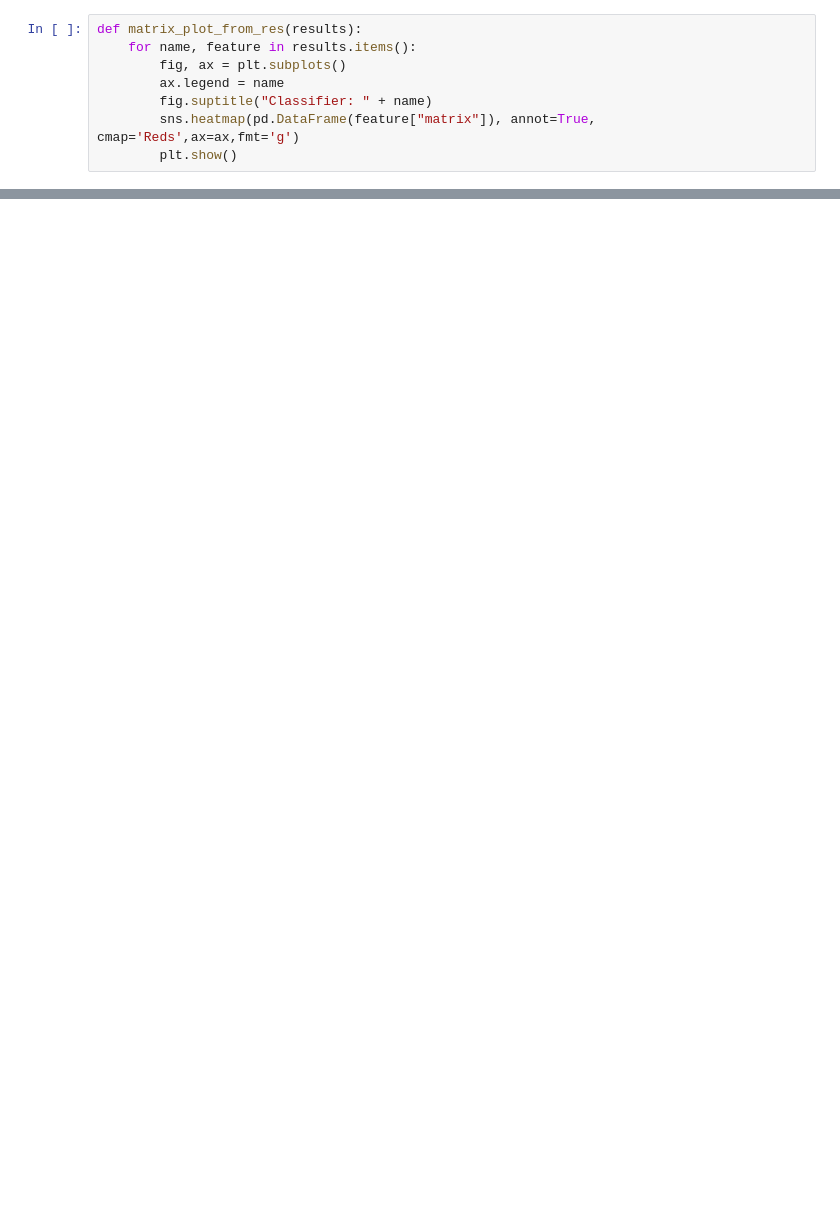
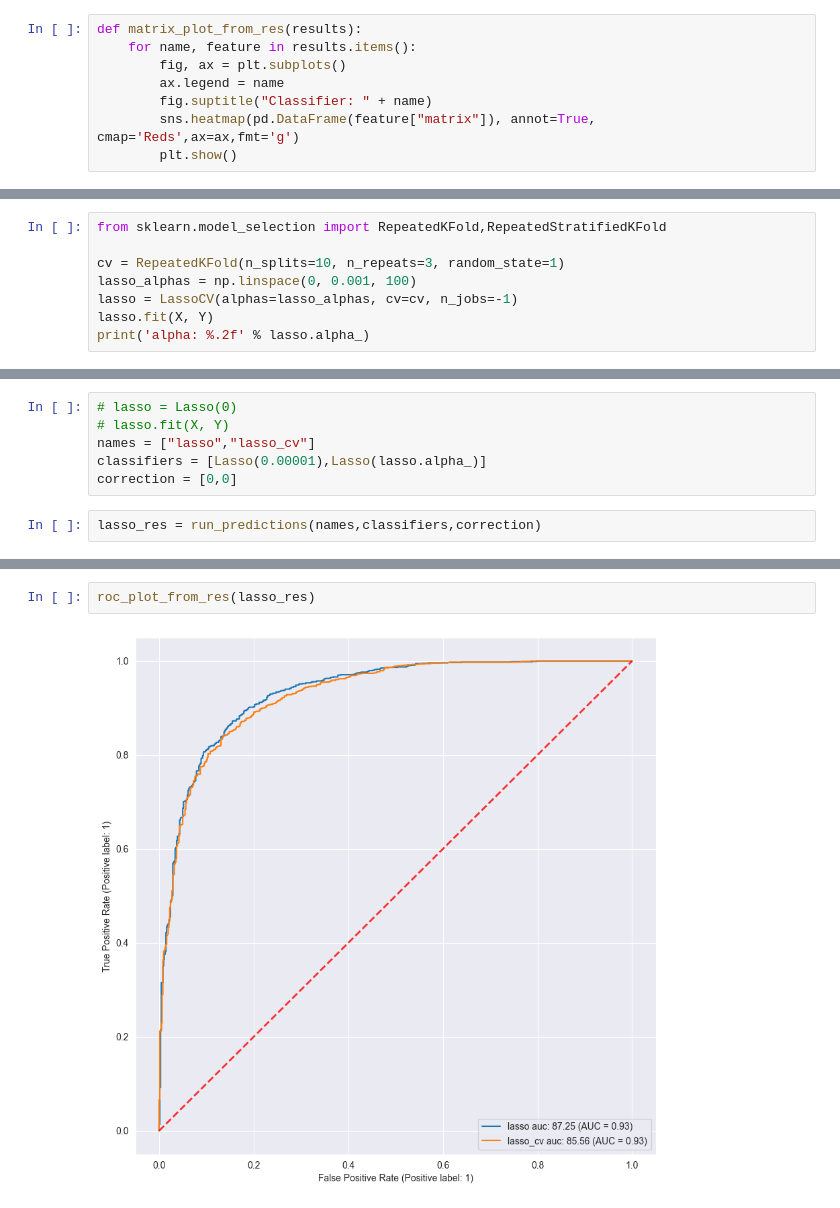
Before and after one commit to Nosyfire/Data_mining_and_machine_learning, a Jupyter notebook: Project/classifier.ipynb, the cells around one changed output, grey strips where cells are left out. Cells and saved outputs as stored; diff of their text form; blank space fills up the shorter version.

```diff
--- a/Project/classifier.ipynb
+++ b/Project/classifier.ipynb
@@ -315,0 +379,8 @@ matrix_plot_from_res(above_res)
+# %%
+from sklearn.model_selection import RepeatedKFold,RepeatedStratifiedKFold
+
+cv = RepeatedKFold(n_splits=10, n_repeats=3, random_state=1)
+lasso_alphas = np.linspace(0, 0.001, 100)
+lasso = LassoCV(alphas=lasso_alphas, cv=cv, n_jobs=-1)
+lasso.fit(X, Y)
+print('alpha: %.2f' % lasso.alpha_)
@@ -315,0 +409,8 @@ matrix_plot_from_res(above_res)
+# %%
+# lasso = Lasso(0)
+# lasso.fit(X, Y)
+names = ["lasso","lasso_cv"]
+classifiers = [Lasso(0.00001),Lasso(lasso.alpha_)]
+correction = [0,0]
+# %%
+lasso_res = run_predictions(names,classifiers,correction)
@@ -315,0 +435,4 @@ matrix_plot_from_res(above_res)
+# %%
+roc_plot_from_res(lasso_res)
+# %% [output]
+[figure, added]
```
Also changed, not shown: parts of 28 cells of this notebook.
